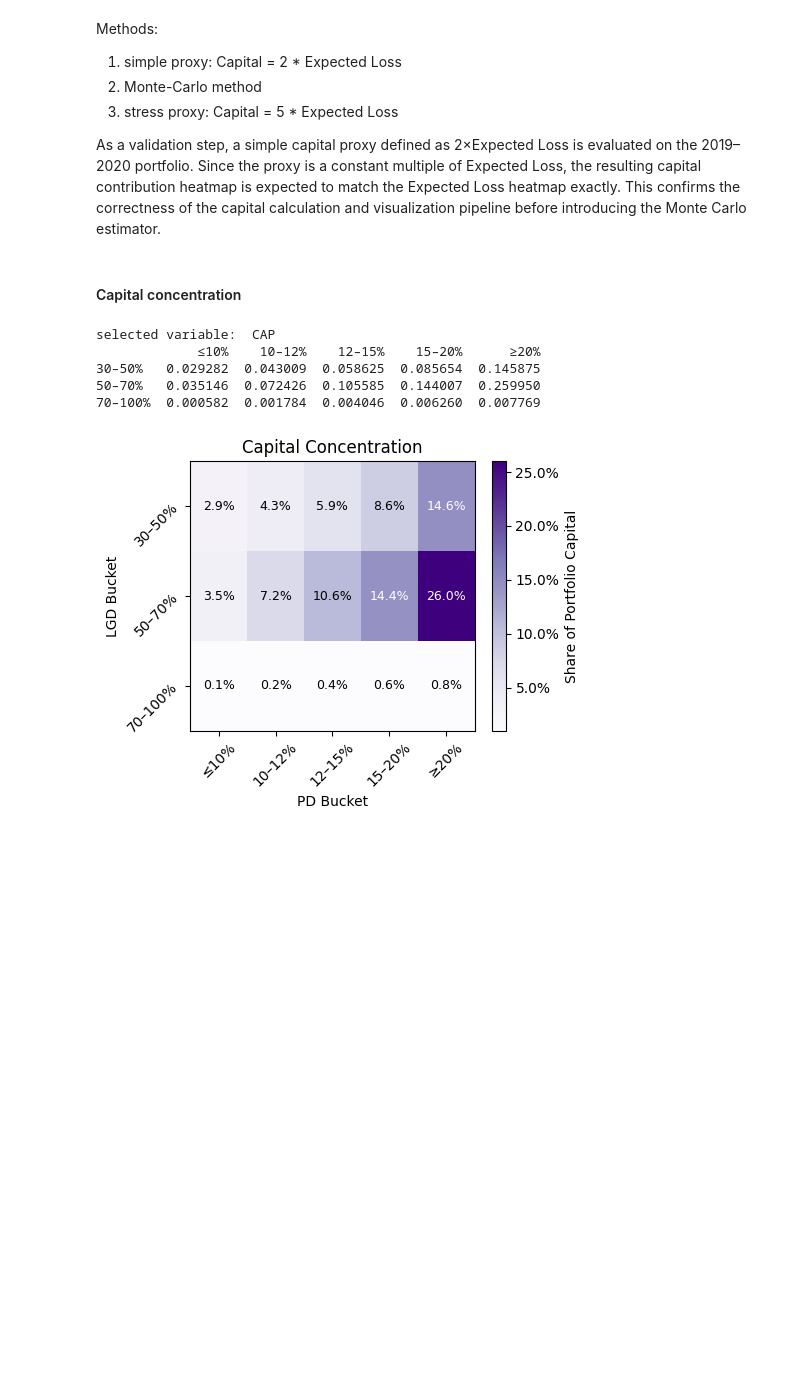
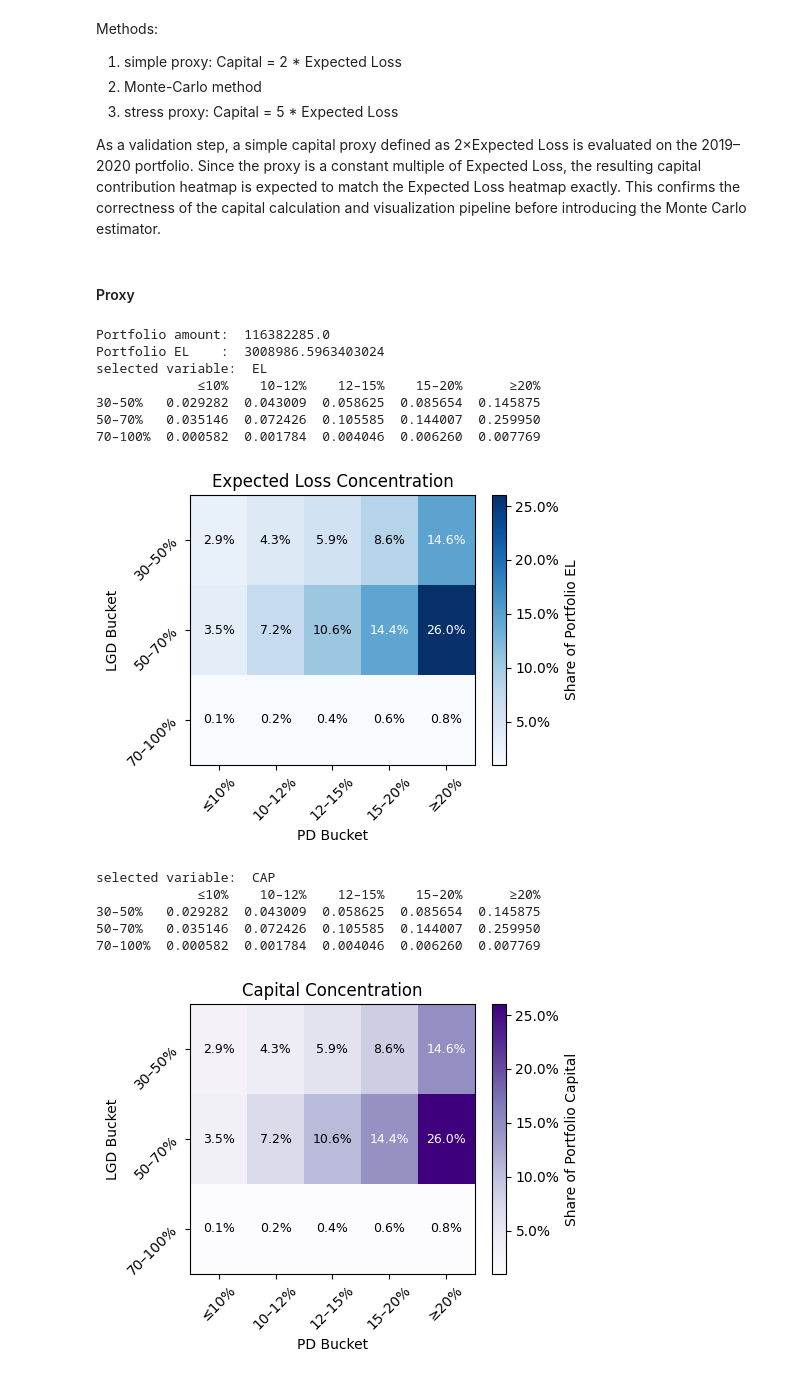
Before and after one commit to kostis2019/CREDIT-RISK-FRAMEWORK, a Jupyter notebook: notebooks/06_capital.ipynb, the cells around one changed output. Drawn from its saved outputs; the diff is of its cells as text; code cells hidden in the pictures; blank space fills up the shorter version.

Commit message:
add monte-carlo capital allocation and portfolio loss analysis

```diff
--- a/notebooks/06_capital.ipynb
+++ b/notebooks/06_capital.ipynb
@@ -90,16 +90,25 @@ Methods:
 
 As a validation step, a simple capital proxy defined as 2×Expected Loss is evaluated on the 2019–2020 portfolio. Since the proxy is a constant multiple of Expected Loss, the resulting capital contribution heatmap is expected to match the Expected Loss heatmap exactly. This confirms the correctness of the capital calculation and visualization pipeline before introducing the Monte Carlo estimator.
 # %% [markdown]
-#### Capital concentration
+#### Proxy
 # %%
 # capital estimation 'simple proxy' with observed LGDs
 
-capital_with_realLGD = estimate_capital(portfolio, method="simple", column_lgd="LossGivenDefault")
+capital_with_realLGD = estimate_capital(portfolio, method="simple", column_lgd="LossGivenDefault", allocate=True)
+my_heatmap(capital_with_realLGD, variable="EL" , column_lgd="LossGivenDefault")
 my_heatmap(capital_with_realLGD, variable="CAP", column_lgd="LossGivenDefault")
 # %% [output]
-selected variable:  CAP
+Portfolio amount:  116382285.0
+Portfolio EL    :  3008986.5963403024
+selected variable:  EL
              ≤10%    10–12%    12–15%    15–20%      ≥20%
 30–50%   0.029282  0.043009  0.058625  0.085654  0.145875
 50–70%   0.035146  0.072426  0.105585  0.144007  0.259950
 70–100%  0.000582  0.001784  0.004046  0.006260  0.007769
-[figure, old version]
+[figure, new version]
+selected variable:  CAP
+             ≤10%    10–12%    12–15%    15–20%      ≥20%
+30–50%   0.029282  0.043009  0.058625  0.085654  0.145875
+50–70%   0.035146  0.072426  0.105585  0.144007  0.259950
+70–100%  0.000582  0.001784  0.004046  0.006260  0.007769
+[figure, added]
```
Also changed, not shown: parts of 4 cells of this notebook, 2 other files.
